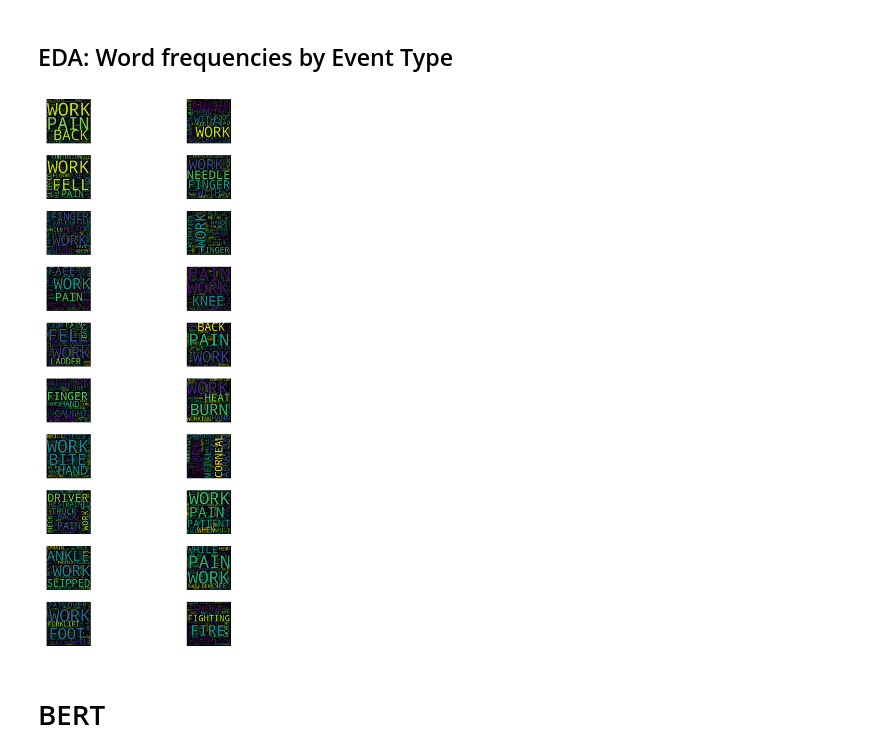
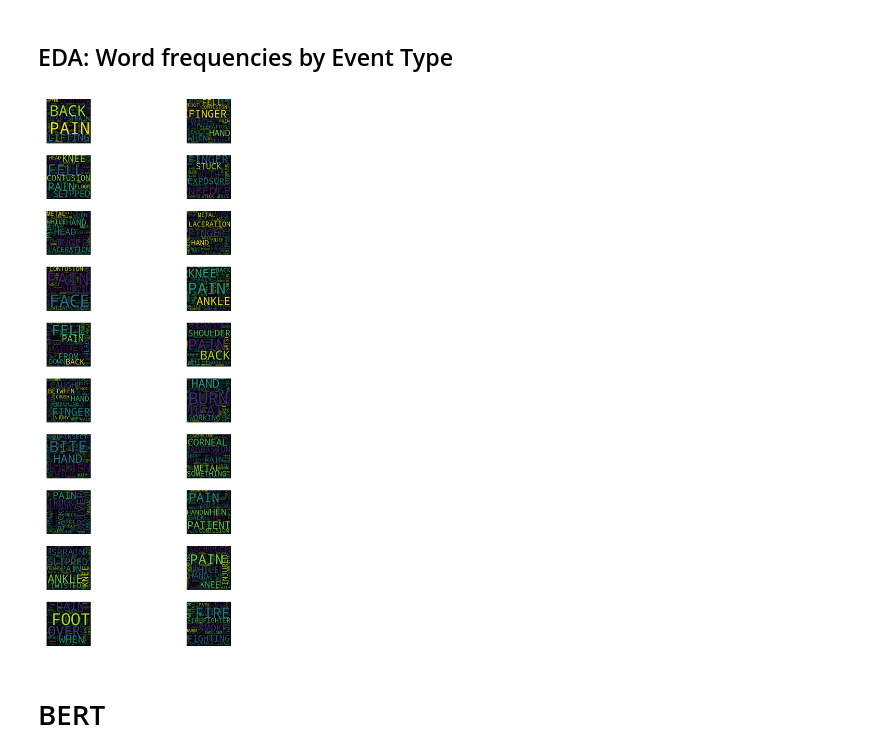
Before and after one commit to acmilannesta/Bert-embedding, a Jupyter notebook: CDC/CDC.ipynb, the cells around one changed output. Drawn from its saved outputs; the diff is of its cells as text; code cells hidden in the pictures.

```diff
--- a/CDC/CDC.ipynb
+++ b/CDC/CDC.ipynb
@@ -51,29 +52,29 @@ train['event_idx'] = train.event.map({y:x for x, y in enumerate(np.sort(train.ev
 # %%
 # Worclouds for top 20 events
 from itertools import groupby
 from wordcloud import WordCloud
 import matplotlib.pyplot as plt
 train['text_grouped'] = train.groupby('event')['text'].transform(lambda x: ' '.join(x))
 x = train[['event', 'text_grouped', 'weight']].drop_duplicates('event').sort_values('weight', ascending=False)
 x.reset_index(drop=True, inplace=True)
 
 f, ax = plt.subplots(10, 2, figsize=(30,30))
 
 for seq in range(20):
     string = x.loc[seq, 'text_grouped'].split(' ')
-    counts = [(len(list(c)),i) for i,c in groupby(sorted(string)) if len(i)>3]
+    counts = [(len(list(c)),i) for i,c in groupby(sorted(string)) if len(i)>3 and i!='WORK']
     counts_dict = {x[1]:x[0] for x in counts}
 
     wordcloud = WordCloud(height=200, width=200, margin=0, collocations=False).generate_from_frequencies(counts_dict)
 
     ax[seq//2, seq%2].imshow(wordcloud, interpolation='bilinear')
     ax[seq//2, seq%2].set_title('event:'+str(x.loc[seq, 'event'])#+' weight:'+str(round(x.loc[seq, 'weight'], 2)),
                     ,fontsize=16, color='white')
     ax[seq//2, seq%2].set_axis_off()
     ax[seq//2, seq%2].margins(x=0, y=0)
     plt.tight_layout(w_pad=0.025)
 # %% [output]
-[figure, old version]
+[figure, new version]
 # %% [markdown]
 # BERT
 # %%
```
Also changed, not shown: parts of 9 cells of this notebook.
